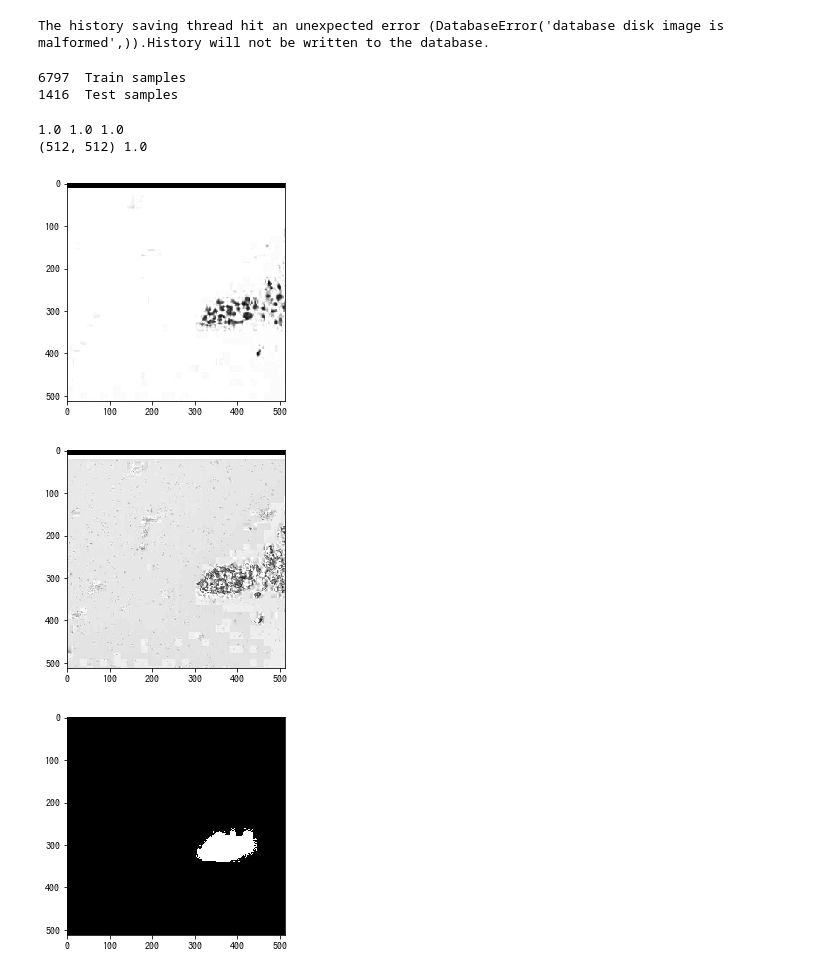
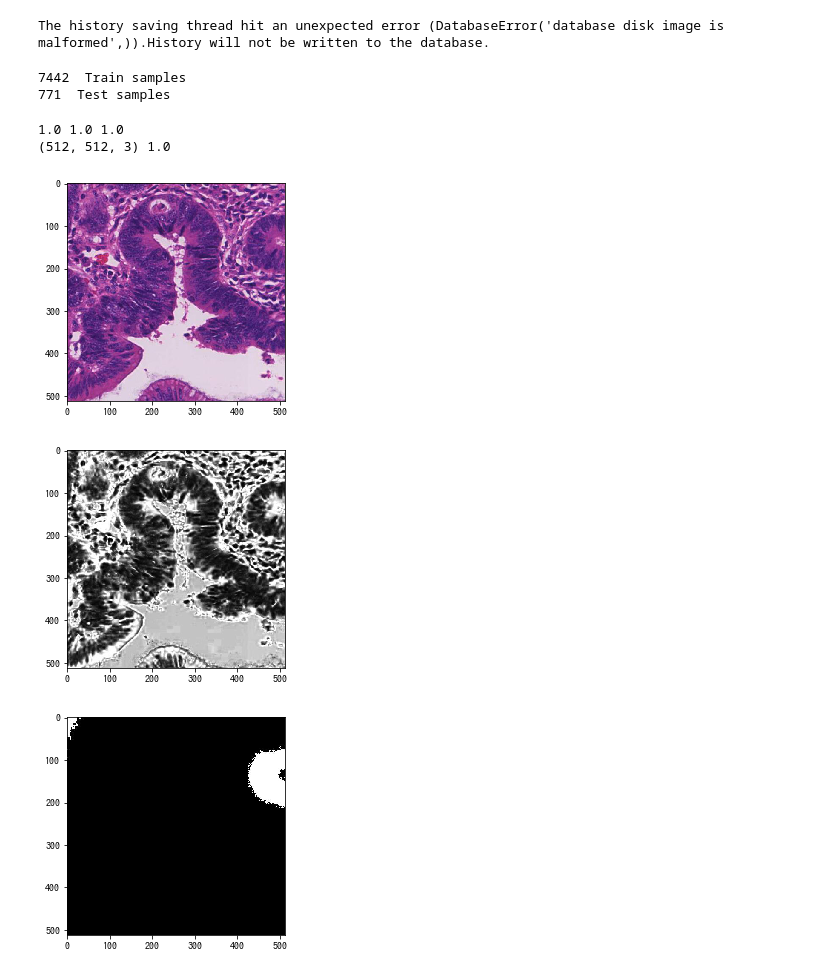
Before and after one commit to atheeth96/digestpath_colon, a Jupyter notebook: Digest_DualEncoding.ipynb, the cells around one changed output. Drawn from its saved outputs; the diff is of its cells as text; code cells hidden in the pictures.

```diff
--- a/Digest_DualEncoding.ipynb
+++ b/Digest_DualEncoding.ipynb
@@ -38,23 +42,23 @@ import pandas as pd
 # %% [output]
 The history saving thread hit an unexpected error (DatabaseError('database disk image is malformed',)).History will not be written to the database.
 # %%
-map1_dir_train='/home/vahadaneabhi01/datalab/training-assets/R_medical/atheeth/digest_new/colon_repo/digest_path/map_1_train/'
-map2_dir_train='/home/vahadaneabhi01/datalab/training-assets/R_medical/atheeth/digest_new/colon_repo/digest_path/map_2_train/'
+map1_dir_train='/home/vahadaneabhi01/datalab/training-assets/R_medical/atheeth/digest_new/colon_repo/digest_path/he_train/'
+map2_dir_train='/home/vahadaneabhi01/datalab/training-assets/R_medical/atheeth/digest_new/colon_repo/digest_path/h_train/'
 mask_dir_train='/home/vahadaneabhi01/datalab/training-assets/R_medical/atheeth/digest_new/colon_repo/digest_path/mask_train/'
-map1_patch_dir_train='/home/vahadaneabhi01/datalab/training-assets/R_medical/atheeth/digest_new/colon_repo/digest_path/map_1_patches_train/'
-map2_patch_dir_train='/home/vahadaneabhi01/datalab/training-assets/R_medical/atheeth/digest_new/colon_repo/digest_path/map_2_patches_train/'
+map1_patch_dir_train='/home/vahadaneabhi01/datalab/training-assets/R_medical/atheeth/digest_new/colon_repo/digest_path/he_patches_train/'
+map2_patch_dir_train='/home/vahadaneabhi01/datalab/training-assets/R_medical/atheeth/digest_new/colon_repo/digest_path/h_patches_train/'
 mask_patch_dir_train='/home/vahadaneabhi01/datalab/training-assets/R_medical/atheeth/digest_new/colon_repo/digest_path/mask_patches_train/'
 
-map1_dir_test='/home/vahadaneabhi01/datalab/training-assets/R_medical/atheeth/digest_new/colon_repo/digest_path/map_1_test/'
-map2_dir_test='/home/vahadaneabhi01/datalab/training-assets/R_medical/atheeth/digest_new/colon_repo/digest_path/map_2_test/'
+map1_dir_test='/home/vahadaneabhi01/datalab/training-assets/R_medical/atheeth/digest_new/colon_repo/digest_path/he_test/'
+map2_dir_test='/home/vahadaneabhi01/datalab/training-assets/R_medical/atheeth/digest_new/colon_repo/digest_path/h_test/'
 mask_dir_test='/home/vahadaneabhi01/datalab/training-assets/R_medical/atheeth/digest_new/colon_repo/digest_path/mask_test/'
-map1_patch_dir_test='/home/vahadaneabhi01/datalab/training-assets/R_medical/atheeth/digest_new/colon_repo/digest_path/map_1_patches_test/'
-map2_patch_dir_test='/home/vahadaneabhi01/datalab/training-assets/R_medical/atheeth/digest_new/colon_repo/digest_path/map_2_patches_test/'
+map1_patch_dir_test='/home/vahadaneabhi01/datalab/training-assets/R_medical/atheeth/digest_new/colon_repo/digest_path/he_patches_test/'
+map2_patch_dir_test='/home/vahadaneabhi01/datalab/training-assets/R_medical/atheeth/digest_new/colon_repo/digest_path/h_patches_test/'
 mask_patch_dir_test='/home/vahadaneabhi01/datalab/training-assets/R_medical/atheeth/digest_new/colon_repo/digest_path/mask_patches_test/'
 
-dir_list=[map1_dir_train,map2_dir_train,mask_dir_train,map1_patch_dir_train,\
-          map2_patch_dir_train,mask_patch_dir_train,map1_dir_test,map2_dir_test,\
-          mask_dir_test,map1_patch_dir_test,map2_patch_dir_test,mask_patch_dir_test]
+# dir_list=[map1_dir_train,map2_dir_train,mask_dir_train,map1_patch_dir_train,\
+#           map2_patch_dir_train,mask_patch_dir_train,map1_dir_test,map2_dir_test,\
+#           mask_dir_test,map1_patch_dir_test,map2_patch_dir_test,mask_patch_dir_test]
 # for directory in dir_list:
 #     if not os.path.exists(directory):
 #         os.system("mkdir {}".format(directory))
@@ -106,8 +111,8 @@ test_dataset=DataSet(map1_patch_dir_test,map2_patch_dir_test,mask_patch_dir_test
 test_loader=DataLoader(test_dataset,batch_size=batch_size_test,num_workers=0,shuffle=False)
 print(test_dataset.__len__()," Test samples")
 # %% [output]
-6797  Train samples
-1416  Test samples
+7442  Train samples
+771  Test samples
 # %%
 
 def dice_metric(y_pred,y_true):
@@ -124,57 +129,45 @@ def dice_metric(y_pred,y_true):
 
     return score
 # %%
-
-device = torch.device("cuda:0" if torch.cuda.is_available() else "cpu")
 
 def visualize_loader(loader,index):
     for i,sample in enumerate(loader):
         #print(sample['image'].shape)
         if i==1:
             map1=(sample['map1'][index]).numpy()
 
 
             #image=np.zeros(image_i.shape,dtype=np.uint8)
             #image[np.where(image_i!=0)]=255
 
             map2=(sample['map2'][index]).numpy()
 
 
 
             mask=(sample['mask'][index]).numpy()
             print(np.amax(map1),np.amax(mask),np.amax(map2))
 
-            map1_batch, map2_batch,mask_batch = sample['map1'].to(device, dtype = torch.float)\
-                ,sample['map2'].to(device, dtype = torch.float),sample['mask'].to(device,dtype=torch.float)
 
-            img_tensor=torch.cat((map1_batch.detach().cpu(),map2_batch.detach().cpu()\
-                                          ,mask_batch.detach().cpu()),axis=0)
-            img_grid = torchvision.utils.make_grid(img_tensor,nrow=4,padding=10)
-
-            torchvision.utils.save_image(img_grid,'sample.png')
-
-
-
-            map1=np.squeeze(map1.transpose(1,2,0),axis=2)
+            map1=map1.transpose(1,2,0)
             map2=np.squeeze(map2.transpose(1,2,0),axis=2)
             mask=np.squeeze(mask.transpose(1,2,0),axis=2)
             print(map1.shape,np.amax(map1))
 
             fig=plt.figure()
-            plt.imshow(map1,cmap='gray')
+            plt.imshow(map1)
             fig2=plt.figure()
             plt.imshow(map2,cmap='gray')
             fig3=plt.figure()
             plt.imshow(mask,cmap='gray')
 
             break
 visualize_loader(test_loader,1)
 # %% [output]
 1.0 1.0 1.0
-(512, 512) 1.0
+(512, 512, 3) 1.0
-[figure, old version]
+[figure, new version]
-[figure, old version]
+[figure, new version]
-[figure, old version]
+[figure, new version]
 # %%
 model=DualEncoding_U_Net(img_ch=1,output_ch=1)
 model_start_date=datetime.datetime.now().strftime("%Y_%m_%d")
```
Also changed, not shown: parts of 7 cells of this notebook, 4 other files.
